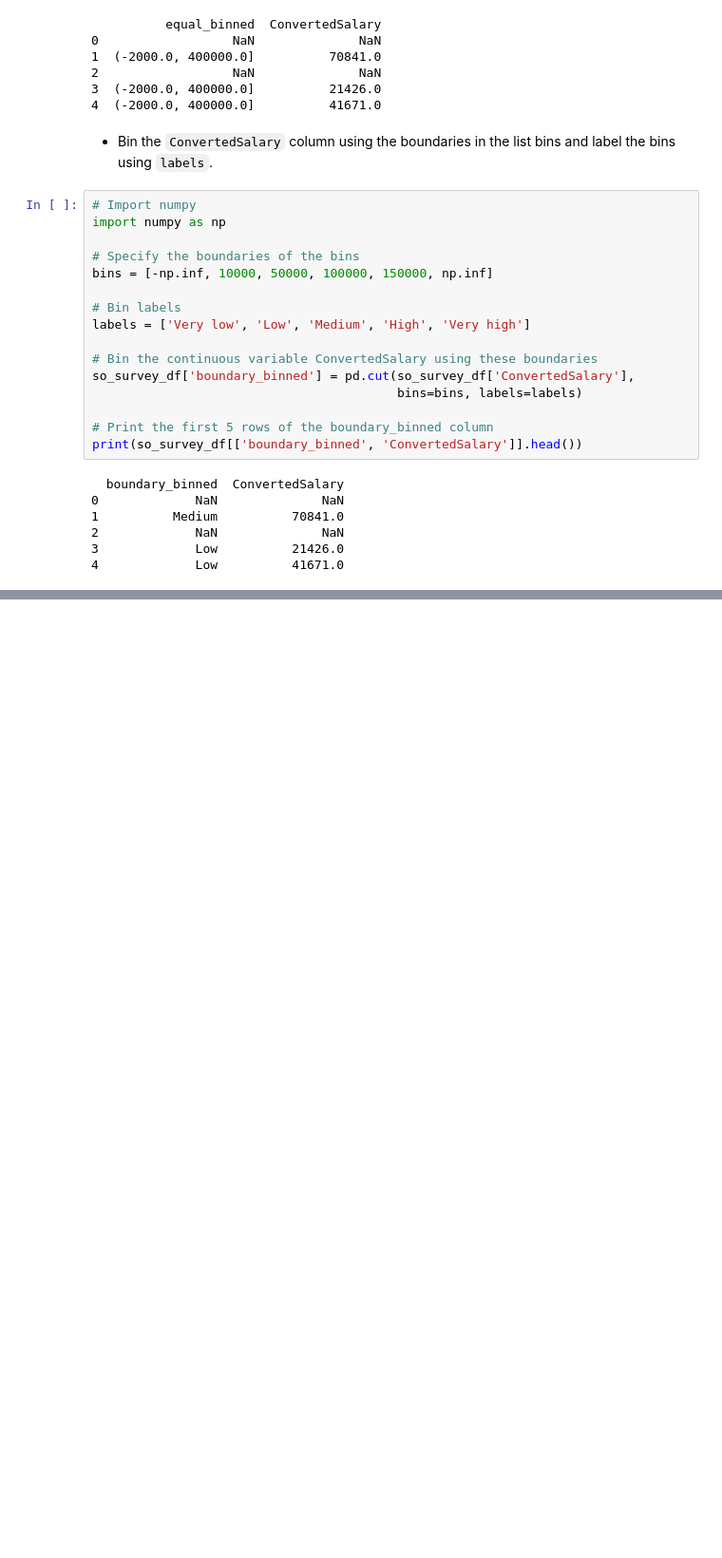
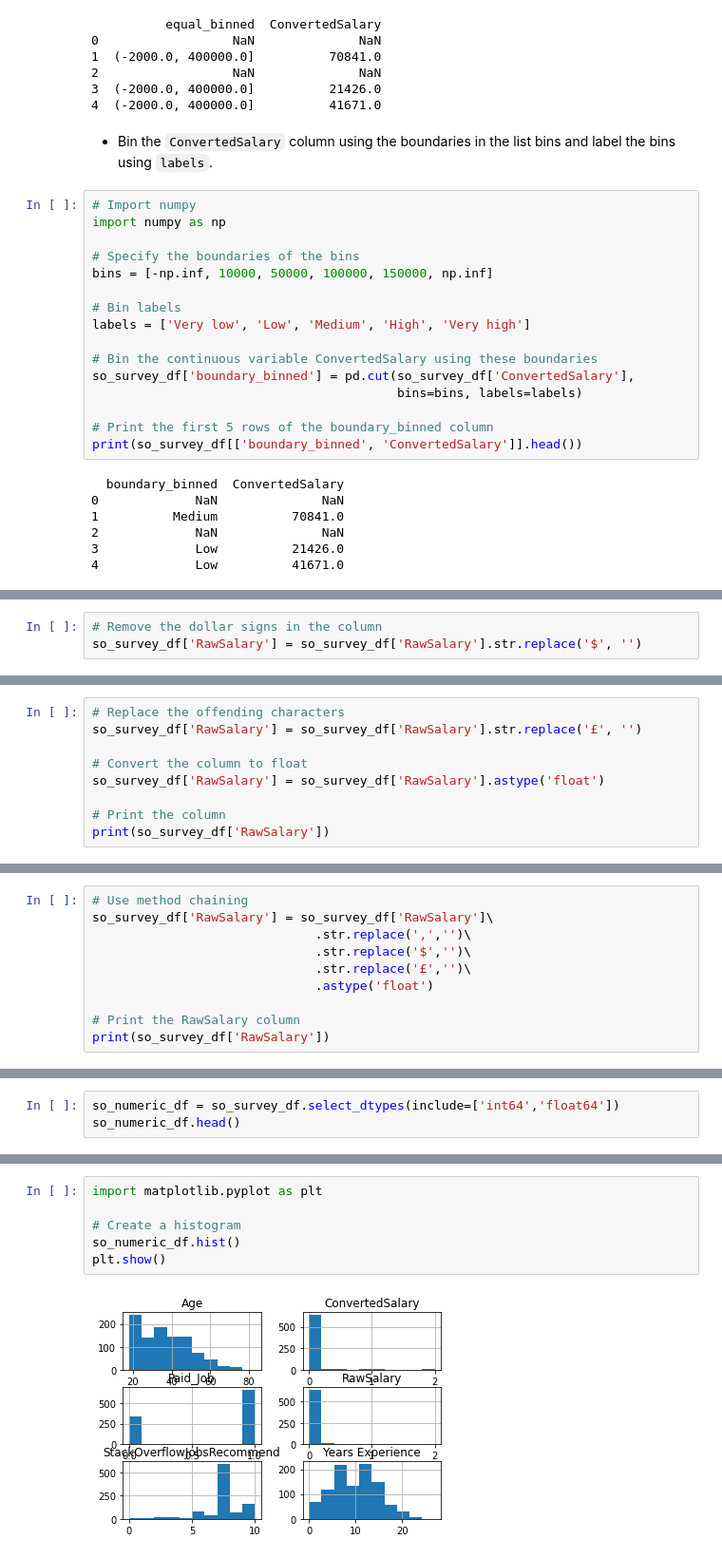
Before and after one commit to naikshubham/Feature-Engineering-ML, a Jupyter notebook: Feature-Engineering-ML.ipynb, the cells around one changed output, grey strips where cells are left out. Shown: that part at 95% size. Cells and saved outputs as stored; diff of their text form; blank space fills up the shorter version.

```diff
--- a/Feature-Engineering-ML.ipynb
+++ b/Feature-Engineering-ML.ipynb
@@ -204,0 +342,3 @@ print(so_survey_df[['boundary_binned', 'ConvertedSalary']].head())
+# %%
+# Remove the dollar signs in the column
+so_survey_df['RawSalary'] = so_survey_df['RawSalary'].str.replace('$', '')
@@ -204,0 +367,9 @@ print(so_survey_df[['boundary_binned', 'ConvertedSalary']].head())
+# %%
+# Replace the offending characters
+so_survey_df['RawSalary'] = so_survey_df['RawSalary'].str.replace('£', '')
+
+# Convert the column to float
+so_survey_df['RawSalary'] = so_survey_df['RawSalary'].astype('float')
+
+# Print the column
+print(so_survey_df['RawSalary'])
@@ -204,0 +393,10 @@ print(so_survey_df[['boundary_binned', 'ConvertedSalary']].head())
+# %%
+# Use method chaining
+so_survey_df['RawSalary'] = so_survey_df['RawSalary']\
+                              .str.replace(',','')\
+                              .str.replace('$','')\
+                              .str.replace('£','')\
+                              .astype('float')
+
+# Print the RawSalary column
+print(so_survey_df['RawSalary'])
@@ -204,0 +422,3 @@ print(so_survey_df[['boundary_binned', 'ConvertedSalary']].head())
+# %%
+so_numeric_df = so_survey_df.select_dtypes(include=['int64','float64'])
+so_numeric_df.head()
@@ -204,0 +432,8 @@ print(so_survey_df[['boundary_binned', 'ConvertedSalary']].head())
+# %%
+import matplotlib.pyplot as plt
+
+# Create a histogram
+so_numeric_df.hist()
+plt.show()
+# %% [output]
+[figure, added]
```
Also changed, not shown: parts of 45 cells of this notebook.
